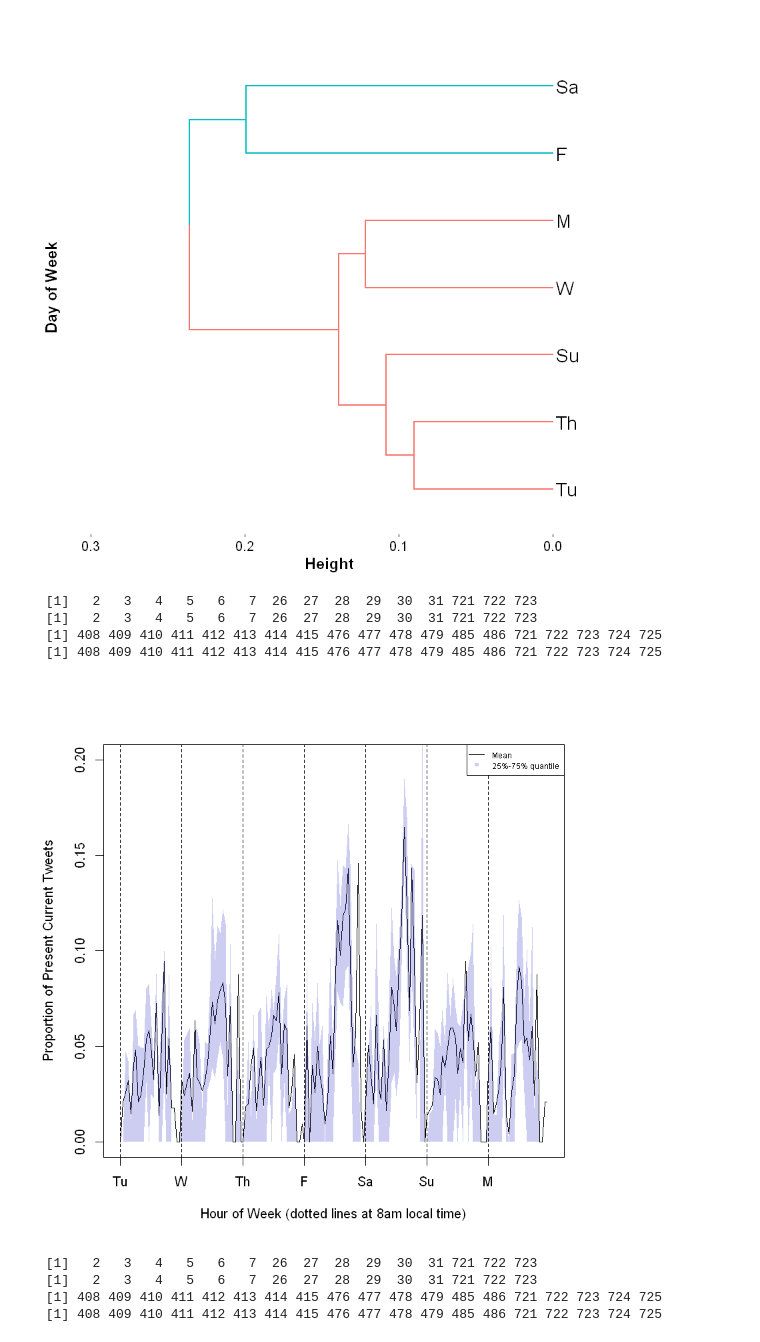
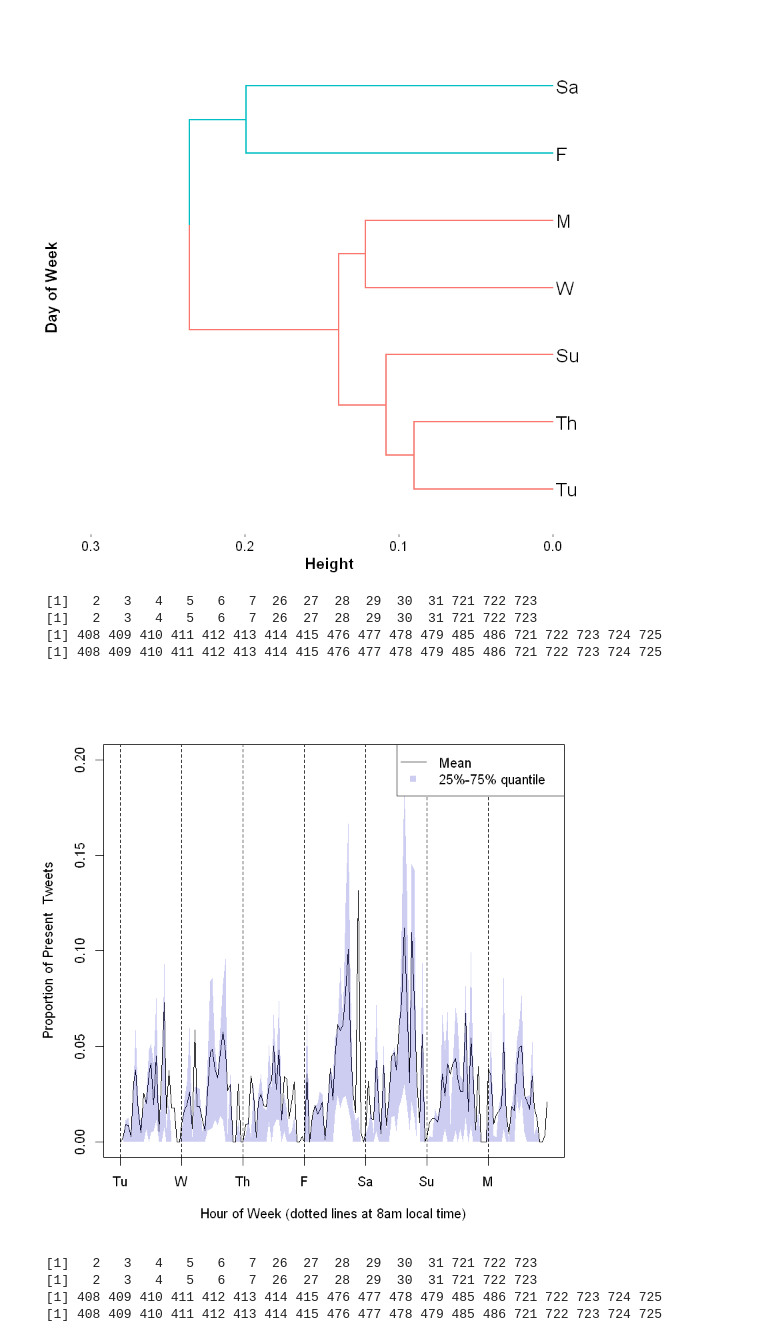
Before and after one commit to tj2huang/nyu-research, a Jupyter notebook: notebooks/r/final-plots.ipynb, the cells around one changed output. Drawn from its saved outputs; the diff is of its cells as text; code cells hidden in the pictures.

```diff
--- a/notebooks/r/final-plots.ipynb
+++ b/notebooks/r/final-plots.ipynb
@@ -194,7 +264,7 @@ stationary_plot <- function(weeks.sd){
     for (col in 1:6){
         # remove space for x-axis
         par(mar = c(0, 8, 0, 0))
-        yrange = c(-2, 2)
+        yrange = c(-1, 1)
         plot(weeks.sd[, col], type='l', xaxt='n', ylim=yrange, yaxt='n', ylab='')
         title(ylab=week_names[col], line=5, cex.lab=3)
         axis(2, at=c(-1, 0, 1), las = 1, cex.axis=2)
@@ -241,8 +311,11 @@ Warning message:
 Warning message:
 "package 'ggplot2' was built under R version 3.3.3"
 # %%
-june_over = preprocessing(paste(data_dir,'/age/summary/over/casual.csv', sep=''), paste(data_dir,'/june/june_total.csv', sep=''))
-june_under = preprocessing(paste(data_dir,'/age/summary/under/casual.csv', sep=''), paste(data_dir,'/june/june_total.csv', sep=''))
+june_over = preprocessing(paste(data_dir,'/age/key/legal.csv', sep=''), paste(data_dir,'/june/june_total.csv', sep=''))
+june_under = preprocessing(paste(data_dir,'/age/key/under.csv', sep=''), paste(data_dir,'/june/june_total.csv', sep=''))
+
+# june_over = preprocessing(paste(data_dir,'/age/summary/over/casual.csv', sep=''), paste(data_dir,'/june/june_total.csv', sep=''))
+# june_under = preprocessing(paste(data_dir,'/age/summary/under/casual.csv', sep=''), paste(data_dir,'/june/june_total.csv', sep=''))
 tot = ts((june_over$total)[(49-16):(24*30-16)], frequency=24)
 jo = ts((june_over$series)[(49-16):(24*30-16)], frequency=24)
 ju = ts((june_under$series)[(49-16):(24*30-16)], frequency=24)
@@ -284,7 +357,7 @@ over_under_plot <- function(weeks.o, weeks.u, weeks.t){
     over_color <- rgb(0, 0, 190, alpha=50, maxColorValue=255)
     for (col in 1:4){
         # remove space for x-axis
-        yrange = c(0, 0.17)
+        yrange = c(0, 0.3)
         par(mar = c(0, 6, 0, 0))
         o.std = 1.96*series.std(weeks.o[,col], weeks.t[,col])*weeks.t[,col]/norm(weeks.o[,col], type='2')
         o.above = normed_weeks.o[, col] + o.std
@@ -300,7 +373,7 @@ over_under_plot <- function(weeks.o, weeks.u, weeks.t){
         polygon(c(1:168, rev(1:168)), c(u.above, rev(u.below)), col = under_color, border = NA)
 
         title(ylab=week_names[col], line=4, las=1, cex.lab=2)
-        axis(2, labels = c('0.05', '0.10', '0.15'), at=c(0.05, 0.1, 0.15), las = 1, cex.axis=1.5)
+        axis(2, labels = c('0', '0.1', '0.2'), at=c(0, 0.1, 0.2), las = 1, cex.axis=1.5)
         abline(v=seq(1, (168+24), by=24), lty=2)
     }
 
@@ -308,7 +381,7 @@ over_under_plot <- function(weeks.o, weeks.u, weeks.t){
     mtext('Hour of Week (dotted lines at 8am local time)', side = 1, outer = TRUE, line = 3, cex=1.5)
     axis(1, labels = c('Tu', 'W', 'Th', 'F', 'Sa', 'Su', 'M'), at=seq(1, 168, by=24), outer=TRUE)
     par(xpd=NA)
-    legend(123.5,0.85,
+    legend(123.5,1.5,
        c("Legal Age", "Under Age"),
        col = c("blue", "red"),
        cex = 2, pch=19)
@@ -442,15 +497,15 @@ plot_prop_sum <- function(scsv, fcsv, sept.shish_csv, sept.fp_csv, type='Present
         shade_color <- rgb(0, 0, 190, alpha=50, maxColorValue=255)
         #
         plot(proportion.ts, type='l', xaxt='n', xlab='Hour of Week (dotted lines at 8am local time)',
-             ylab=paste('Proportion of', type, 'Current Tweets'), ylim=c(0, 0.2))
+             ylab=paste('Proportion of', type, ' Tweets'), ylim=c(0, 0.2))
         polygon(c(1:168, rev(1:168)), c(high, rev(low)), col = shade_color, border = NA)
         abline(v=seq(1, 168, by=24), lty=2)
         axis(1, labels = c('Tu', 'W', 'Th', 'F', 'Sa', 'Su', 'M'), at=seq(1, 168, by=24))
 
         legend('topright',
            c("Mean", "25%-75% quantile"),
-           col = c("black", shade_color),
-           cex = 0.6, pch=c(NA, 15), lty = c(1, 0))
+           col = c("black", shade_color), bg='white',
+           cex = 1, pch=c(NA, 15), lty = c(1, 0))
     }
     else{
         # dendogram
@@ -499,23 +554,23 @@ Warning message:
 "Removed 2 rows containing missing values (geom_rect)."
 [figure]
 # %%
-plot_prop_sum('c:/users/tom/documents/nyu-test/tob-run2/june/summary/summary/shisha.csv',
-              'c:/users/tom/documents/nyu-test/tob-run2/june/summary/summary/present.csv',
-              'c:/users/tom/documents/nyu-test/tob-run2/sept/summary/summary/shisha.csv',
-              'c:/users/tom/documents/nyu-test/tob-run2/sept/summary/summary/present.csv', type='Present')
+plot_prop_sum('c:/users/tom/documents/research/data/june-shisha-present.csv',
+              'c:/users/tom/documents/research/data/june-tob-present.csv',
+              'c:/users/tom/documents/research/data/sept-shisha-present.csv',
+              'c:/users/tom/documents/research/data/sept-tob-present.csv', type='Present')
 
 # pdf('c:/users/tom/documents/research/alc-plots/present-shisha-sum-prop.pdf',width=7,height=4,paper='special')
 # plot_prop_sum('c:/users/tom/documents/nyu-test/tob-run2/june/summary/summary/shisha.csv',
 #               'c:/users/tom/documents/nyu-test/tob-run2/june/summary/summary/present.csv',
 #               'c:/users/tom/documents/nyu-test/tob-run2/sept/summary/summary/shisha.csv',
 #               'c:/users/tom/documents/nyu-test/tob-run2/sept/summary/summary/present.csv', type='Present')
 # dev.off()
 # %% [output]
  [1]   2   3   4   5   6   7  26  27  28  29  30  31 721 722 723
  [1]   2   3   4   5   6   7  26  27  28  29  30  31 721 722 723
  [1] 408 409 410 411 412 413 414 415 476 477 478 479 485 486 721 722 723 724 725
  [1] 408 409 410 411 412 413 414 415 476 477 478 479 485 486 721 722 723 724 725
-[figure, old version]
+[figure, new version]
 # %%
 pdf('c:/users/tom/documents/research/alc-plots/current-dend.pdf',width=7,height=4,paper='special')
 plot_prop_sum('c:/users/tom/documents/nyu-test/tob-run2/june/summary-cur/summary/shisha.csv',
```
Also changed, not shown: parts of 13 cells of this notebook, 2 other files.
